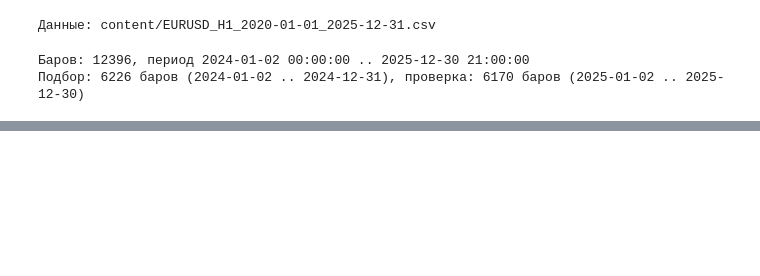
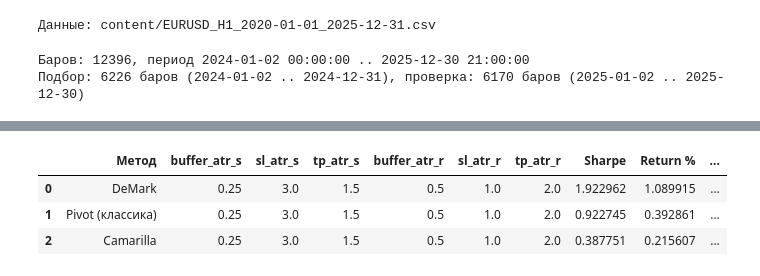
Before and after one commit to fundvam-code/FV_Bounce, a Jupyter notebook: bounce_atr_opt_colab.ipynb, the cells around one changed output, grey strips where cells are left out. Drawn from its saved outputs; the diff is of its cells as text; code cells hidden in the pictures; blank space fills up the shorter version.

```diff
--- a/bounce_atr_opt_colab.ipynb
+++ b/bounce_atr_opt_colab.ipynb
@@ -51,11 +58,13 @@ CONFIG = {
     # по серверным суткам (обычно UTC+2/+3), задайте 2 или 3.
     "day_offset_hours": 0,
     "split_date": "2025-01-01",   # подбор до этой даты, проверка с неё
-    "cash": 10_000,
+    "cash": 100_000,
+    "leverage": 100,                # кредитное плечо счета 1:100
     "commission": 0.00002,        # ~0.002% (реалистично для 0.01 лота EURUSD)
     "min_trades": 30,             # минимум сделок для отсева дегенерата
     "top_n": 10,                  # сколько комбинаций показывать в топе
-    "max_risk_per_trade_pct": 0.02 # Максимальный риск на сделку в % от эквити
+    "max_risk_per_trade_pct": 0.02, # Максимальный риск на сделку в % от эквити
+    "max_margin_failures": 3,     # остановка подбора после отказов по марже
 }
 
 # Сетки множителей (одинаковые для S и R)
@@ -279,11 +341,16 @@ def grid_search(bt_obj, grids, fixed, cfg):
     keys = list(grids)
     combos = list(product(*grids.values()))
     rows = []
+    BounceStrategy.max_margin_failures = cfg.get("max_margin_failures", 3)
     for k, combo in enumerate(combos, 1):
         params = dict(zip(keys, combo))
         # run() принимает скаляры; в fixed значения лежат списками
         params.update({k: v[0] for k, v in fixed.items()})
-        s = bt_obj.run(**params)
+        try:
+            s = bt_obj.run(**params)
+        except MarginAttemptLimitReached as exc:
+            print(f"    подбор остановлен на комбинации {k}/{len(combos)}: {exc}", flush=True)
+            break
         rows.append(stats_row(s, params))
         if k % 50 == 0 or k == len(combos):
             print(f"    прогресс {k}/{len(combos)}", flush=True)
@@ -321,9 +388,11 @@ print(f"Подбор: {len(df_train)} баров ({df_train.index[0].date()} ..
 
 bt_train = Backtest(df_train, BounceStrategy,
                     cash=CONFIG["cash"], commission=CONFIG["commission"],
+                    margin=1 / CONFIG["leverage"],
                     finalize_trades=True)
 bt_test = Backtest(df_test, BounceStrategy,
                    cash=CONFIG["cash"], commission=CONFIG["commission"],
+                   margin=1 / CONFIG["leverage"],
                    finalize_trades=True)
 # %% [output]
 Баров: 12396, период 2024-01-02 00:00:00 .. 2025-12-30 21:00:00
@@ -373,42 +486,81 @@ display(top_table(r2, CONFIG))
 # %%
-# --- Проход 3: выбор метода с лучшими S/R-множителями ---
-print("Проход 3: выбор метода при лучших S/R-множителях")
-r3 = grid_search(
+# --- Проход 3: выбор метода отдельно для ЛОНГ и для ШОРТ ---
+
+# 3a) Лучший метод для ЛОНГ (при лучших S-множителях из Прохода 1)
+print("Проход 3a: выбор метода для ЛОНГ при лучших S-множителях")
+r3_long = grid_search(
     bt_train,
     grids={"level_method": range(3)},
     fixed={
         "buffer_atr_s": [best1["buffer_atr_s"]],
         "sl_atr_s": [best1["sl_atr_s"]],
         "tp_atr_s": [best1["tp_atr_s"]], # Используем tp_atr_s из best1
+        "buffer_atr_r": [0.5], "sl_atr_r": [1.0], "tp_atr_r": [2.0],
+        "long_only": [True], "short_only": [False],
+    },
+    cfg=CONFIG,
+)
+best_long = r3_long.iloc[0]
+display(top_table(r3_long, CONFIG))
+
+# 3b) Лучший метод для ШОРТ (при лучших R-множителях из Прохода 2)
+print("Проход 3b: выбор метода для ШОРТ при лучших R-множителях")
+r3_short = grid_search(
+    bt_train,
+    grids={"level_method": range(3)},
+    fixed={
+        "buffer_atr_s": [0.5], "sl_atr_s": [1.0], "tp_atr_s": [2.0],
         "buffer_atr_r": [best2["buffer_atr_r"]],
         "sl_atr_r": [best2["sl_atr_r"]],
         "tp_atr_r": [best2["tp_atr_r"]], # Используем tp_atr_r из best2
-        "long_only": [False], "short_only": [False],
+        "long_only": [False], "short_only": [True],
     },
     cfg=CONFIG,
 )
-best = r3.iloc[0]
-display(top_table(r3, CONFIG))
+best_short = r3_short.iloc[0]
+display(top_table(r3_short, CONFIG))
 
-# --- Проверка на тестовом периоде (2025) ---
-test_params = {
-    "level_method": int(best["level_method"]),
-    "buffer_atr_s": float(best["buffer_atr_s"]),
-    "sl_atr_s": float(best["sl_atr_s"]),
-    "tp_atr_s": float(best["tp_atr_s"]), # Используем tp_atr_s из best
-    "buffer_atr_r": float(best["buffer_atr_r"]),
-    "sl_atr_r": float(best["sl_atr_r"]),
-    "tp_atr_r": float(best["tp_atr_r"]), # Используем tp_atr_r из best
-    "long_only": False, "short_only": False,
+# --- Проверка на тестовом периоде (2025) отдельно для ЛОНГ и для ШОРТ ---
+test_params_long = {
+    "level_method": int(best_long["level_method"]),
+    "buffer_atr_s": float(best_long["buffer_atr_s"]),
+    "sl_atr_s": float(best_long["sl_atr_s"]),
+    "tp_atr_s": float(best_long["tp_atr_s"]),
+    "buffer_atr_r": 0.5, "sl_atr_r": 1.0, "tp_atr_r": 2.0,
+    "long_only": True, "short_only": False,
 }
-ts = bt_test.run(**test_params)
-print("=== ПРОВЕРКА НА 2025 (обе стороны) ===")
-print("Метод уровней:", LEVEL_METHOD_NAMES[test_params["level_method"]])
+test_params_short = {
+    "level_method": int(best_short["level_method"]),
+    "buffer_atr_s": 0.5, "sl_atr_s": 1.0, "tp_atr_s": 2.0,
+    "buffer_atr_r": float(best_short["buffer_atr_r"]),
+    "sl_atr_r": float(best_short["sl_atr_r"]),
+    "tp_atr_r": float(best_short["tp_atr_r"]),
+    "long_only": False, "short_only": True,
+}
+
+ts_long = bt_test.run(**test_params_long)
+ts_short = bt_test.run(**test_params_short)
+
+print("=== ПРОВЕРКА НА 2025: ЛОНГ ===")
+print("Метод уровней:", LEVEL_METHOD_NAMES[test_params_long["level_method"]])
 for key, label in [("Return [%]", "Return %"),
                    ("Sharpe Ratio", "Sharpe Ratio"),
                    ("SQN", "SQN"),
                    ("Win Rate [%]", "WinRate %"),
                    ("Max. Drawdown [%]", "Max DD %")]:
-    val = ts.get(key, np.nan)
+    val = ts_long.get(key, np.nan)
     print(f"{label}: {'N/A' if pd.isna(val) else f'{val:.2f}'}")
-print("Сделок:", ts.get("# Trades", len(ts["_trades"])))
+print("Сделок:", ts_long.get("# Trades", len(ts_long["_trades"])))
+
+print()
+print("=== ПРОВЕРКА НА 2025: ШОРТ ===")
+print("Метод уровней:", LEVEL_METHOD_NAMES[test_params_short["level_method"]])
+for key, label in [("Return [%]", "Return %"),
+                   ("Sharpe Ratio", "Sharpe Ratio"),
+                   ("SQN", "SQN"),
+                   ("Win Rate [%]", "WinRate %"),
+                   ("Max. Drawdown [%]", "Max DD %")]:
+    val = ts_short.get(key, np.nan)
+    print(f"{label}: {'N/A' if pd.isna(val) else f'{val:.2f}'}")
+print("Сделок:", ts_short.get("# Trades", len(ts_short["_trades"])))
+# %% [output]
@@ -414,0 +569,4 @@ print("Сделок:", ts.get("# Trades", len(ts["_trades"])))
+|  | Метод | buffer_atr_s | sl_atr_s | tp_atr_s | buffer_atr_r | sl_atr_r | tp_atr_r | Sharpe | Return % | ... |
+| 0 | DeMark | 0.25 | 3.0 | 1.5 | 0.5 | 1.0 | 2.0 | 1.922962 | 1.089915 | ... |
+| 1 | Pivot (классика) | 0.25 | 3.0 | 1.5 | 0.5 | 1.0 | 2.0 | 0.922745 | 0.392861 | ... |
+| 2 | Camarilla | 0.25 | 3.0 | 1.5 | 0.5 | 1.0 | 2.0 | 0.387751 | 0.215607 | ... |
```
Also changed, not shown: parts of 8 cells of this notebook.
